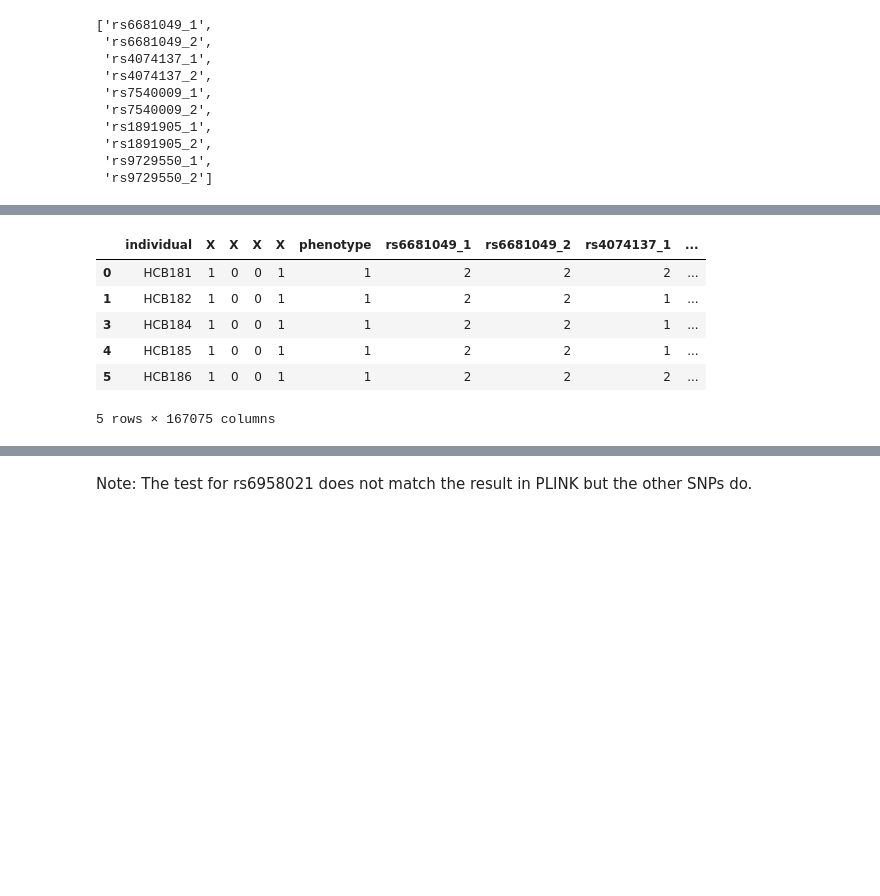
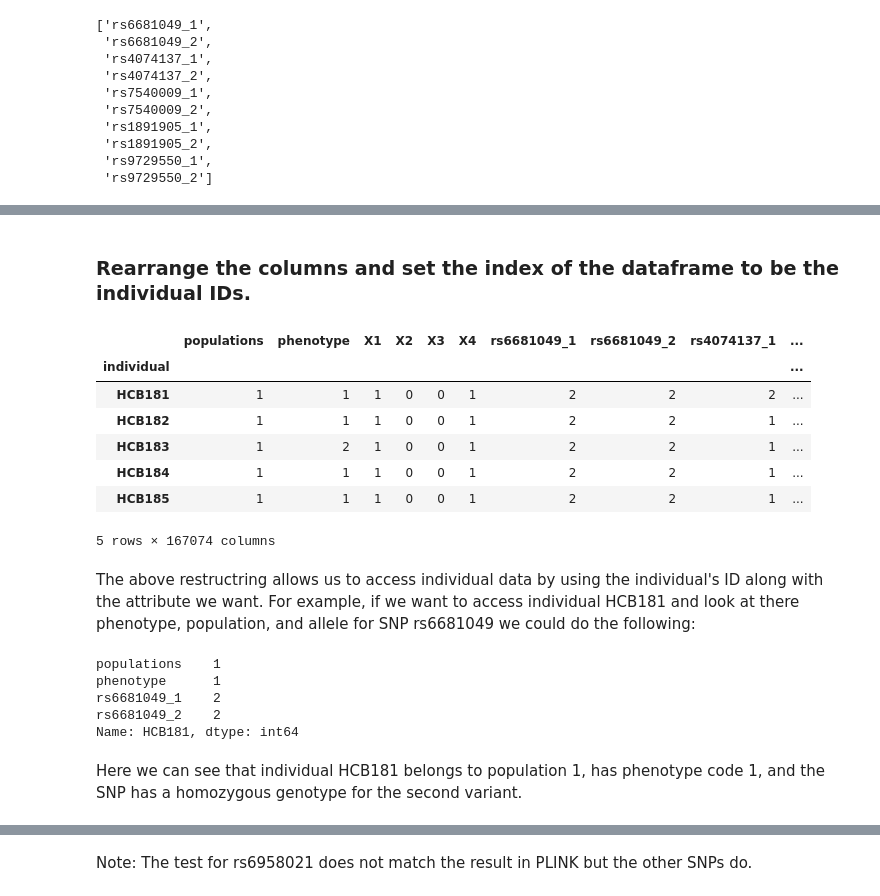
Before and after one commit to nimuh/GWAS-Python, a Jupyter notebook: tutorial.ipynb, the cells around one changed output, grey strips where cells are left out. Cells and saved outputs as stored; diff of their text form; code cells hidden in the pictures; blank space fills up the shorter version.

```diff
--- a/tutorial.ipynb
+++ b/tutorial.ipynb
@@ -211,21 +231,35 @@ genotype.iloc[:10, :10]
 | 7 | HCB188 | 1 | 0 | 0 | 1 | 1 | 2 | 2 | 1 | ... |
 | 8 | HCB189 | 1 | 0 | 0 | 1 | 1 | 2 | 2 | 2 | ... |
 | 9 | HCB190 | 1 | 0 | 0 | 1 | 1 | 2 | 2 | 2 | ... |
+# %% [markdown]
+### Rearrange the columns and set the index of the dataframe to be the individual IDs.
 # %%
-#### Heer resort the column headers so that:
+#### Here re-sort the column headers so that:
 # 1- Individual is your index
 # 2- pop and phenotype are first columns, followed by snp_ids
 # 3- remove the x columns if there are not needed or rename them to their proper names if they are needed.
+re_col_names = ['individual', 'populations', 'phenotype', 'X1', 'X2', 'X3', 'X4'] + snp_ids_diploid
+genotype = genotype[re_col_names]
+genotype = genotype.set_index('individual')
+genotype.head()
+# %% [output]
+|  | populations | phenotype | X1 | X2 | X3 | X4 | rs6681049_1 | rs6681049_2 | rs4074137_1 | ... |
+| individual |  |  |  |  |  |  |  |  |  | ... |
+| HCB181 | 1 | 1 | 1 | 0 | 0 | 1 | 2 | 2 | 2 | ... |
+| HCB182 | 1 | 1 | 1 | 0 | 0 | 1 | 2 | 2 | 1 | ... |
+| HCB183 | 1 | 2 | 1 | 0 | 0 | 1 | 2 | 2 | 1 | ... |
+| HCB184 | 1 | 1 | 1 | 0 | 0 | 1 | 2 | 2 | 1 | ... |
+| HCB185 | 1 | 1 | 1 | 0 | 0 | 1 | 2 | 2 | 1 | ... |
+5 rows × 167074 columns
-# %%
-
-df_pheno1 = genotype.loc[genotype['phenotype'] == 1]
-df_pheno2 = genotype.loc[genotype['phenotype'] == 2]
-df_pheno1.head()
-# %% [output]
-|  | individual | X | X | X | X | phenotype | rs6681049_1 | rs6681049_2 | rs4074137_1 | ... |
-| 0 | HCB181 | 1 | 0 | 0 | 1 | 1 | 2 | 2 | 2 | ... |
-| 1 | HCB182 | 1 | 0 | 0 | 1 | 1 | 2 | 2 | 1 | ... |
-| 3 | HCB184 | 1 | 0 | 0 | 1 | 1 | 2 | 2 | 1 | ... |
-| 4 | HCB185 | 1 | 0 | 0 | 1 | 1 | 2 | 2 | 1 | ... |
-| 5 | HCB186 | 1 | 0 | 0 | 1 | 1 | 2 | 2 | 2 | ... |
-5 rows × 167075 columns
+# %% [markdown]
+The above restructring allows us to access individual data by using the individual's ID along with the attribute we want. For example, if we want to access individual HCB181 and look at there phenotype, population, and allele for SNP rs6681049 we could do the following:
+# %%
+genotype.loc['HCB181'][['populations', 'phenotype', 'rs6681049_1', 'rs6681049_2']]
+# %% [output]
+populations    1
+phenotype      1
+rs6681049_1    2
+rs6681049_2    2
+Name: HCB181, dtype: int64
+# %% [markdown]
+Here we can see that individual HCB181 belongs to population 1, has phenotype code 1, and the SNP has a homozygous genotype for the second variant.
```
Also changed, not shown: parts of 20 cells of this notebook.
